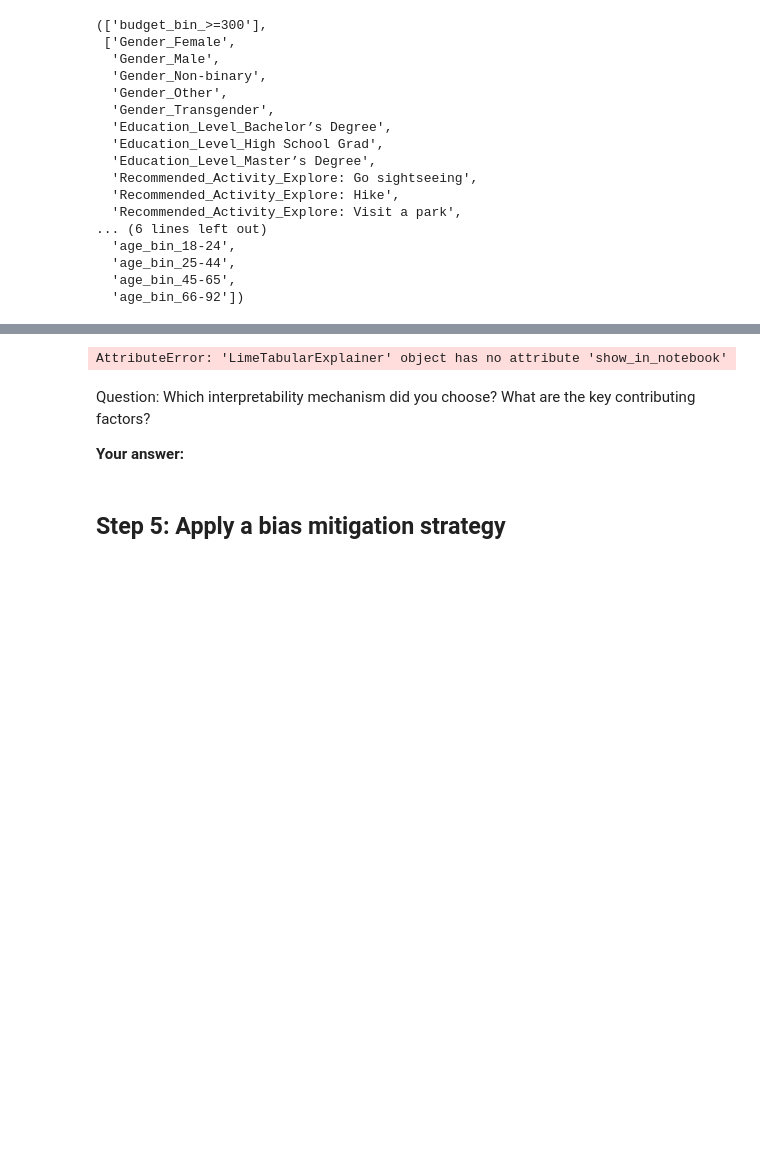
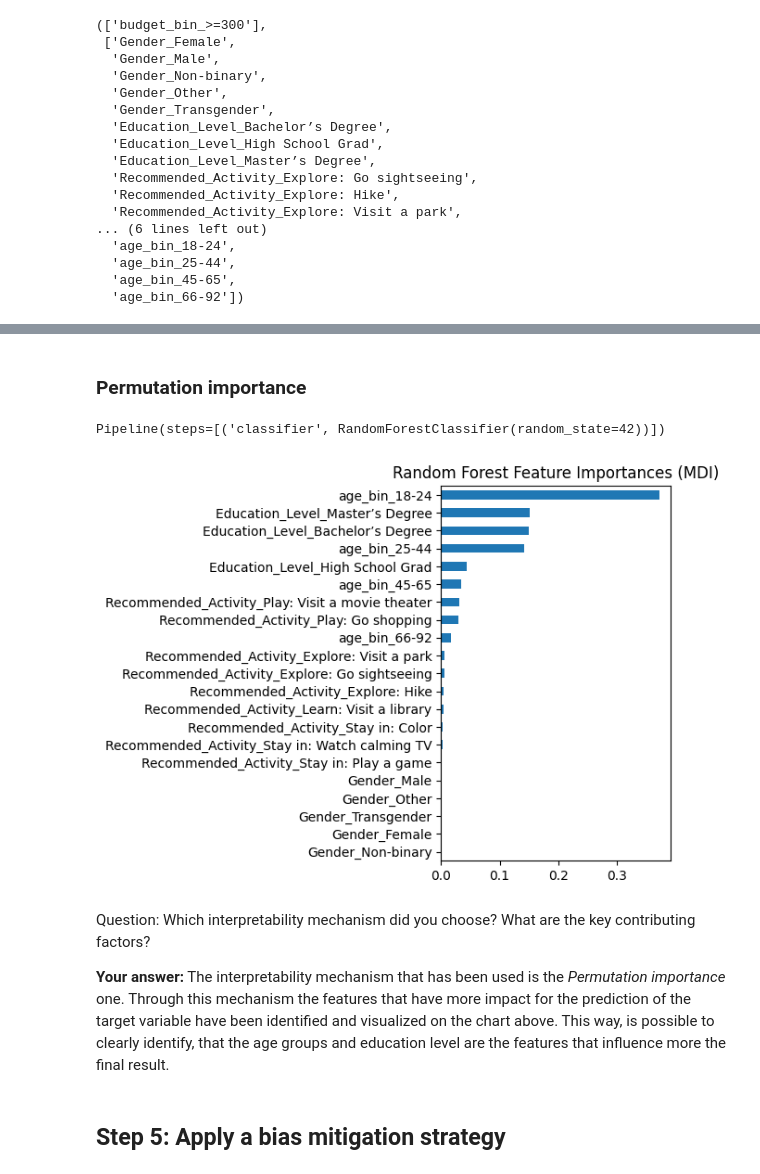
Before and after one commit to waxa2/ai_ethics, a Jupyter notebook: AI Ethics Project -- STARTER.ipynb, the cells around one changed output, grey strips where cells are left out. Saved outputs shown, nothing was run; the diff lists cells and outputs as text; code cells hidden in the pictures; blank space fills up the shorter version.

Commit message:
Interpretability mechanism: Permutation importance

```diff
--- a/AI Ethics Project -- STARTER.ipynb
+++ b/AI Ethics Project -- STARTER.ipynb
@@ -705,11 +636,49 @@ TypeError: 'numpy.ndarray' object is not callable
-# %%
-explainer.show_in_notebook(show_table=True)
-# %% [output]
-AttributeError: 'LimeTabularExplainer' object has no attribute 'show_in_notebook'
+# %% [markdown]
+### Permutation importance
+# %%
+from sklearn.model_selection import train_test_split
+
+
+X = act_rec_dataset.drop(columns='budget_bin_>=300')
+y = act_rec_dataset[['budget_bin_>=300']]
+X_train, X_test, y_train, y_test = train_test_split(X, y, stratify=y, random_state=42)
+# %%
+from sklearn.ensemble import RandomForestClassifier
+from sklearn.impute import SimpleImputer
+from sklearn.compose import ColumnTransformer
+from sklearn.pipeline import Pipeline
+from sklearn.preprocessing import OrdinalEncoder
+
+categorical_encoder = OrdinalEncoder(
+    handle_unknown="use_encoded_value", unknown_value=-1,)
+numerical_pipe = SimpleImputer(strategy="mean")
+
+
+rf = Pipeline(
+    [
+
+        ("classifier", RandomForestClassifier(random_state=42)),
+    ])
+rf.fit(X_train, y_train)
+# %% [output]
+Pipeline(steps=[('classifier', RandomForestClassifier(random_state=42))])
+# %%
+
+rf.feature_names = list(X_train.columns.values)
+
+mdi_importances = pd.Series(
+    rf[-1].feature_importances_, index=rf.feature_names
+).sort_values(ascending=True)
+# %%
+ax = mdi_importances.plot.barh()
+ax.set_title("Random Forest Feature Importances (MDI)")
+ax.figure.tight_layout()
+# %% [output]
+[figure, added]
 # %% [markdown]
 Question: Which interpretability mechanism did you choose? What are the key contributing factors?
 
-**Your answer:**
+**Your answer:** The interpretability mechanism that has been used is the *Permutation importance* one. Through this mechanism the features that have more impact for the prediction of the target variable have been identified and visualized on the chart above. This way, is possible to clearly identify, that the age groups and education level are the features that influence more the final result.
 # %% [markdown]
 ## Step 5: Apply a bias mitigation strategy
 # %% [markdown]
```
Also changed, not shown: parts of 12 cells of this notebook.
